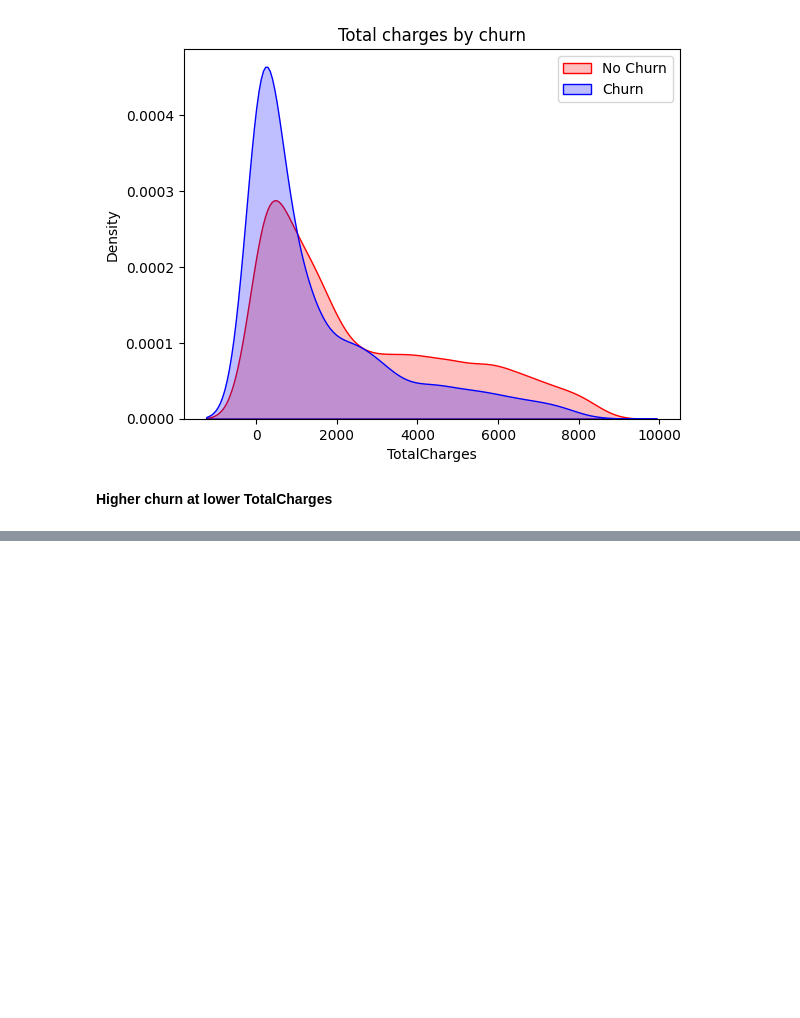
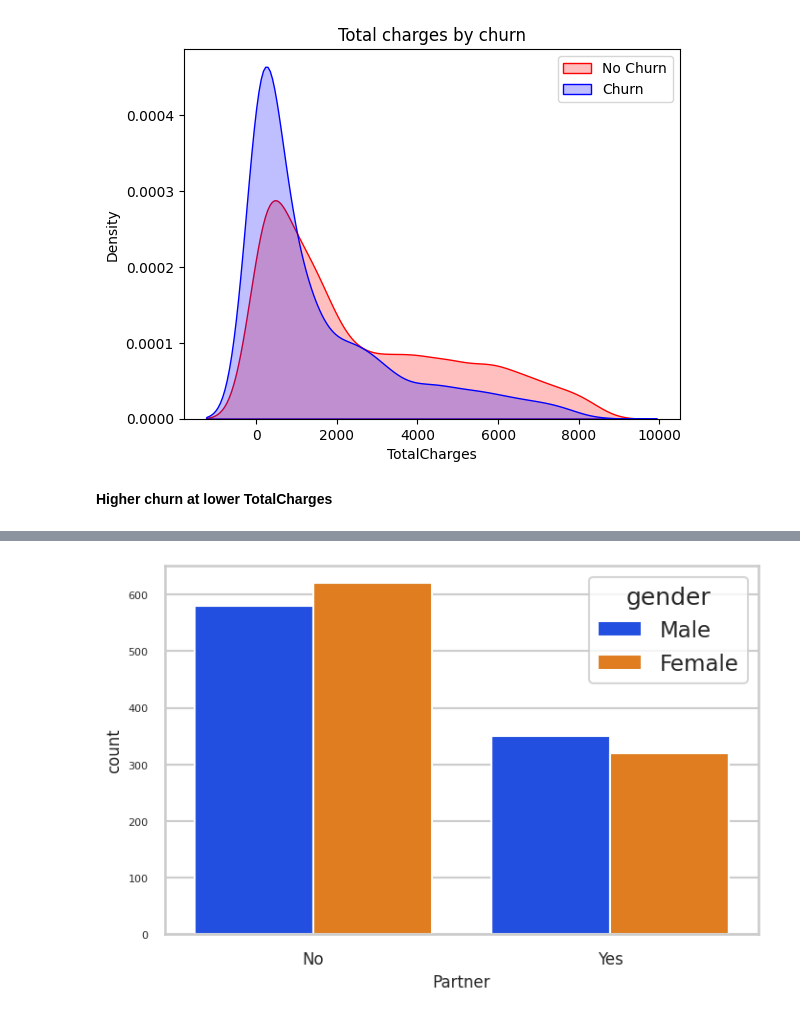
Before and after one commit to anshikaktr/Customer-Churn-Analysis, a Jupyter notebook: Customer-churn.ipynb, the cells around one changed output, grey strips where cells are left out. Saved outputs shown, nothing was run; the diff lists cells and outputs as text; code cells hidden in the pictures; blank space fills up the shorter version.

```diff
--- a/Customer-churn.ipynb
+++ b/Customer-churn.ipynb
@@ -366,0 +436,4 @@ plt.show()
+# %%
+uniplot(data_churn1,col='Partner',hue='gender') #for churned customers
+# %% [output]
+[figure, added]
```
Also changed, not shown: parts of 17 cells of this notebook.
